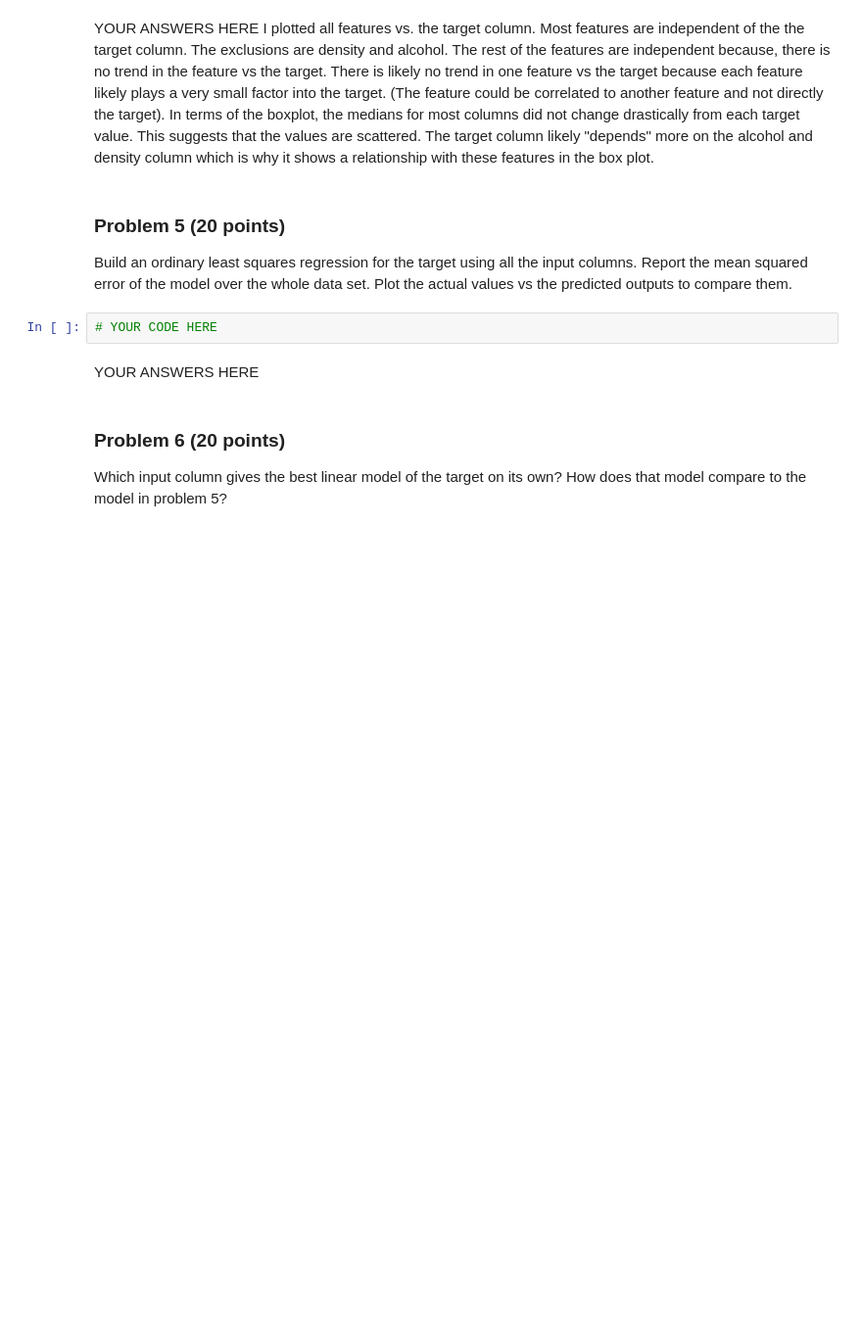
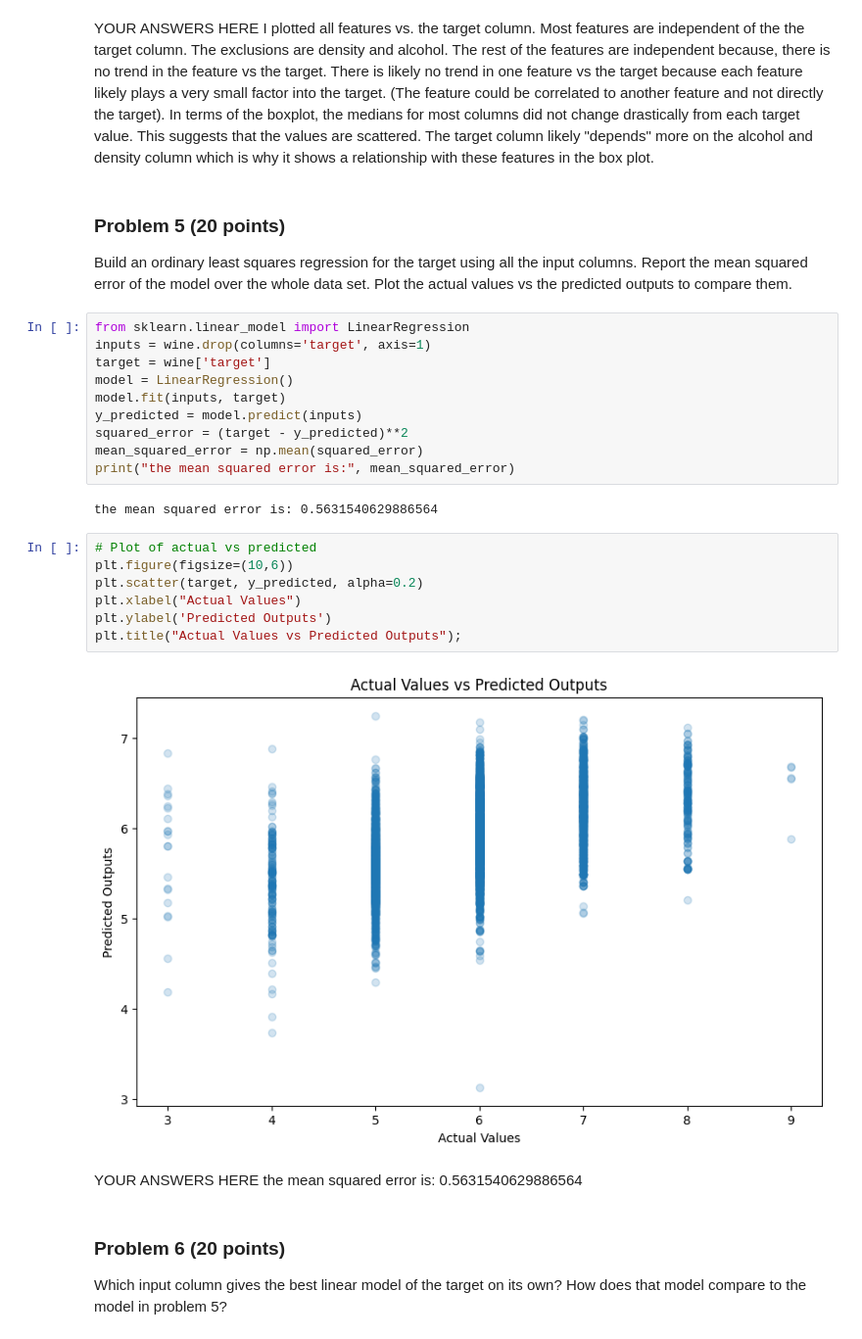
Before and after one commit to brittanygenzmann/dx601-final-project, a Jupyter notebook: project.ipynb, the cells around one changed output. Shown at 98% size. Cells and saved outputs as stored; diff of their text form; blank space fills up the shorter version.

```diff
--- a/project.ipynb
+++ b/project.ipynb
@@ -310,10 +310,30 @@ I plotted all features vs. the target column. Most features are independent of t
 Build an ordinary least squares regression for the target using all the input columns.
 Report the mean squared error of the model over the whole data set.
 Plot the actual values vs the predicted outputs to compare them.
-# %%
-# YOUR CODE HERE
+# %%
+from sklearn.linear_model import LinearRegression
+inputs = wine.drop(columns='target', axis=1)
+target = wine['target']
+model = LinearRegression()
+model.fit(inputs, target)
+y_predicted = model.predict(inputs)
+squared_error = (target - y_predicted)**2
+mean_squared_error = np.mean(squared_error)
+print("the mean squared error is:", mean_squared_error)
+# %% [output]
+the mean squared error is: 0.5631540629886564
+# %%
+# Plot of actual vs predicted
+plt.figure(figsize=(10,6))
+plt.scatter(target, y_predicted, alpha=0.2)
+plt.xlabel("Actual Values")
+plt.ylabel('Predicted Outputs')
+plt.title("Actual Values vs Predicted Outputs");
+# %% [output]
+[figure, added]
 # %% [markdown]
 YOUR ANSWERS HERE
+the mean squared error is: 0.5631540629886564
 # %% [markdown]
 ### Problem 6 (20 points)
 
```
